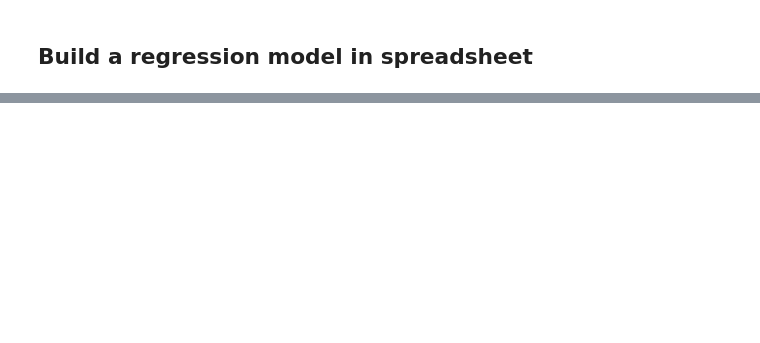
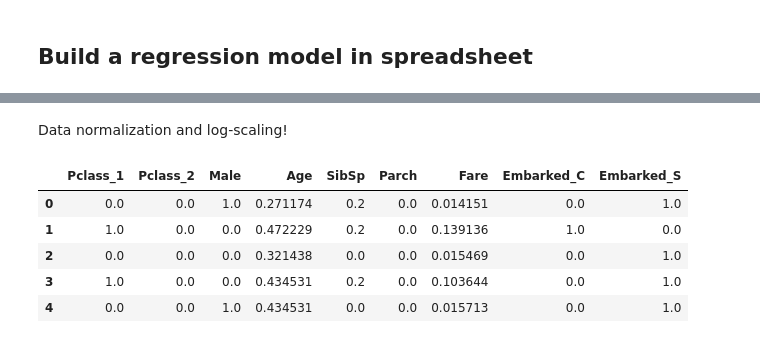
Before and after one commit to conti748/fastbook, a Jupyter notebook: 03_neural_net_foundations/lesson.ipynb, the cells around one changed output, grey strips where cells are left out. Cells and saved outputs as stored; diff of their text form; code cells hidden in the pictures; blank space fills up the shorter version.

```diff
--- a/03_neural_net_foundations/lesson.ipynb
+++ b/03_neural_net_foundations/lesson.ipynb
@@ -399,0 +492,27 @@ GPUs are good in matrix multiplications thanks to tensor-core
+# %% [markdown]
+Data normalization and log-scaling!
+# %%
+selected_x = ['Pclass_1',
+                'Pclass_2',
+                'Male',
+                'Age',
+                'SibSp',
+                'Parch',
+                'Fare',
+                'Embarked_C',
+                'Embarked_S']
+
+x_df_train = df_train[selected_x]
+
+normalize = lambda col: (col - col.min()) / (col.max() - col.min()) if col.min() != col.max() else col
+
+# Apply the normalization function to selected columns
+x_df_train = x_df_train.apply(normalize)
+x_df_train.head()
+# %% [output]
+|  | Pclass_1 | Pclass_2 | Male | Age | SibSp | Parch | Fare | Embarked_C | Embarked_S |
+| 0 | 0.0 | 0.0 | 1.0 | 0.271174 | 0.2 | 0.0 | 0.014151 | 0.0 | 1.0 |
+| 1 | 1.0 | 0.0 | 0.0 | 0.472229 | 0.2 | 0.0 | 0.139136 | 1.0 | 0.0 |
+| 2 | 0.0 | 0.0 | 0.0 | 0.321438 | 0.0 | 0.0 | 0.015469 | 0.0 | 1.0 |
+| 3 | 1.0 | 0.0 | 0.0 | 0.434531 | 0.2 | 0.0 | 0.103644 | 0.0 | 1.0 |
+| 4 | 0.0 | 0.0 | 1.0 | 0.434531 | 0.0 | 0.0 | 0.015713 | 0.0 | 1.0 |
```
Also changed, not shown: parts of 33 cells of this notebook, 3 other files.
